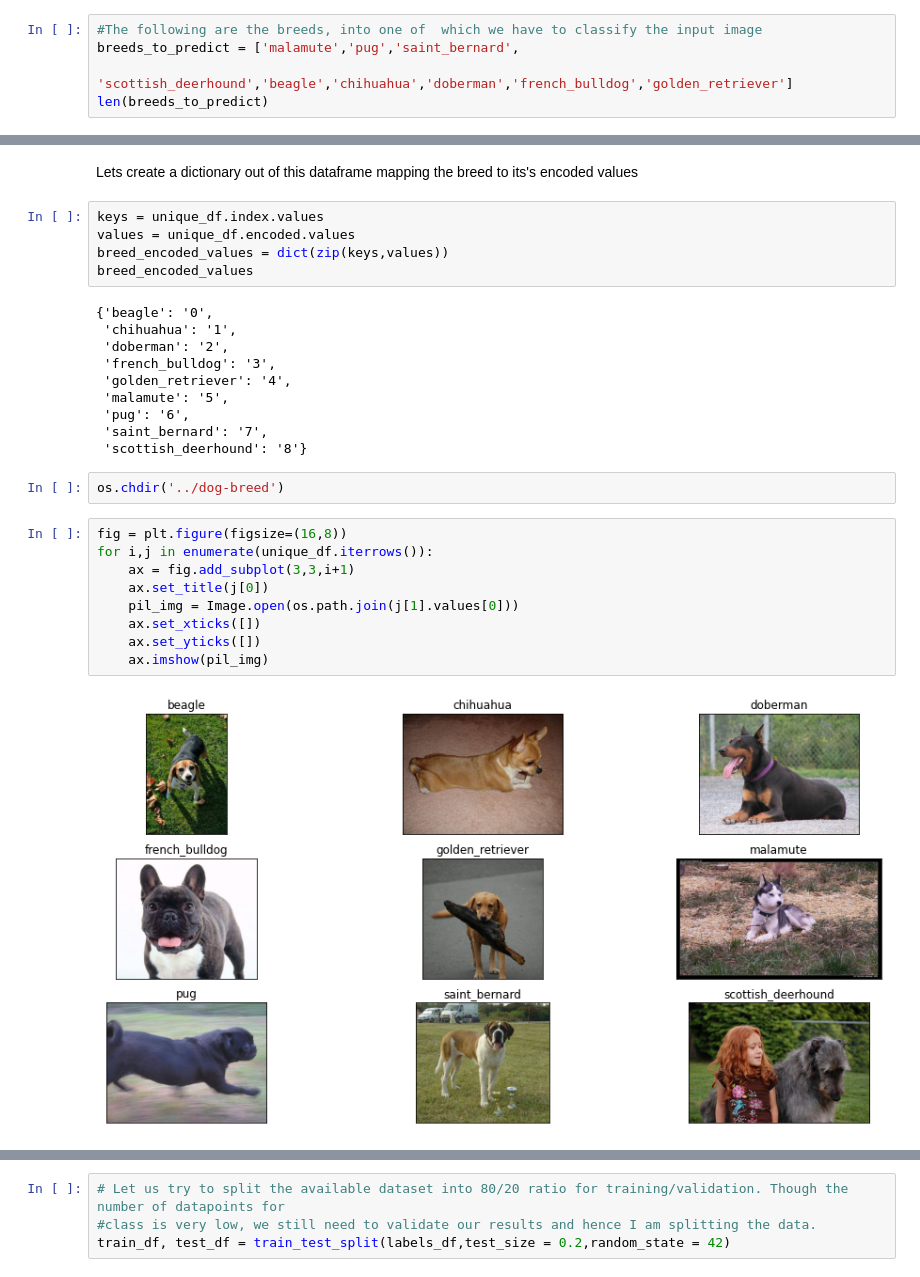
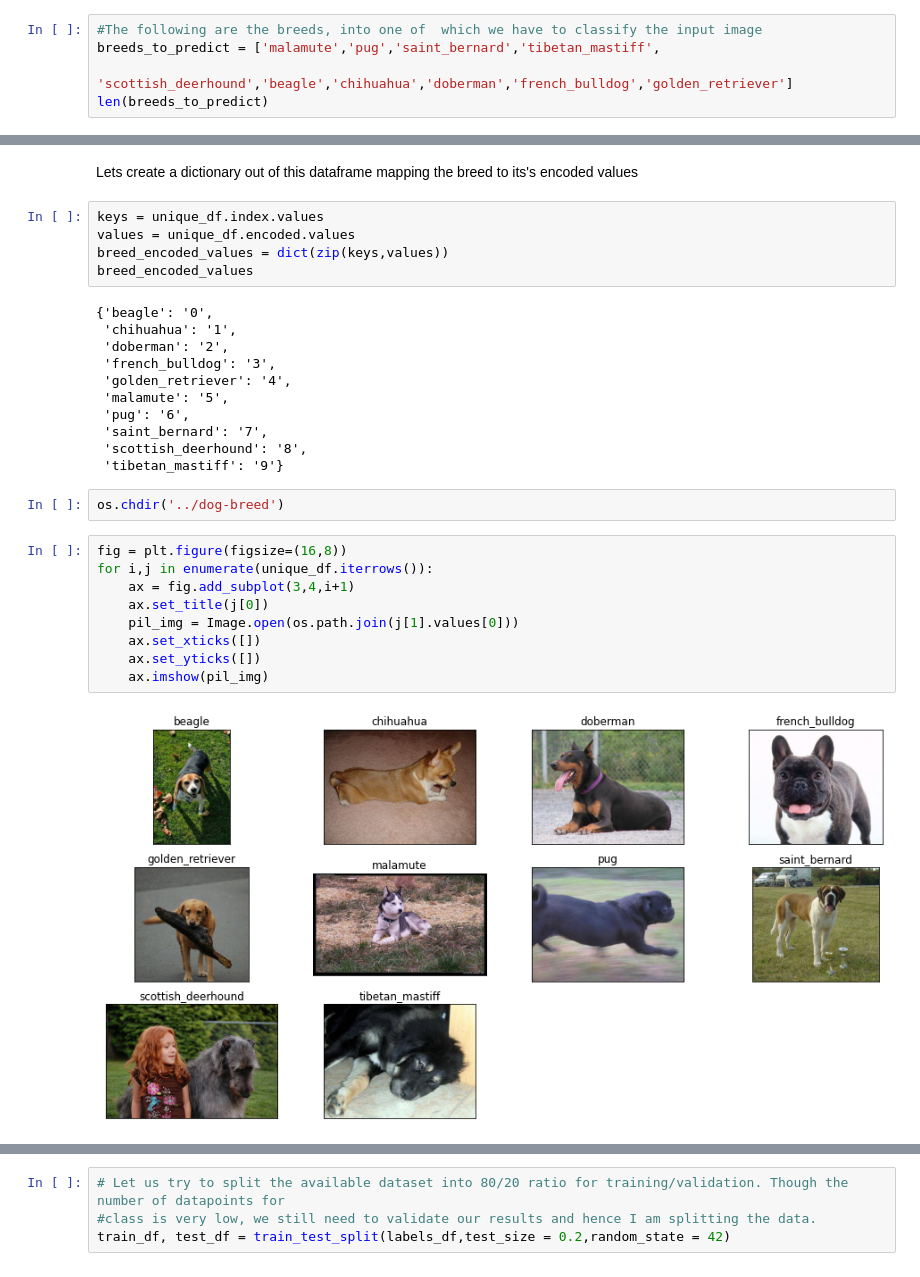
Before and after one commit to Rishi174/Dog-Breed-Classification, a Jupyter notebook: dog-breed-classification.ipynb, the cells around one changed output, grey strips where cells are left out. Cells and saved outputs as stored; diff of their text form.

```diff
--- a/dog-breed-classification.ipynb
+++ b/dog-breed-classification.ipynb
@@ -55,7 +55,7 @@ labels_df.head()
 | 4 | 0021f9ceb3235effd7fcde7f7538ed62 | golden_retriever |
 # %%
 #The following are the breeds, into one of  which we have to classify the input image
-breeds_to_predict = ['malamute','pug','saint_bernard',
+breeds_to_predict = ['malamute','pug','saint_bernard','tibetan_mastiff',
                      'scottish_deerhound','beagle','chihuahua','doberman','french_bulldog','golden_retriever']
 len(breeds_to_predict)
 # %% [output]
@@ -156,18 +159,19 @@ breed_encoded_values
  'malamute': '5',
  'pug': '6',
  'saint_bernard': '7',
- 'scottish_deerhound': '8'}
+ 'scottish_deerhound': '8',
+ 'tibetan_mastiff': '9'}
 # %%
 os.chdir('../dog-breed')
 # %%
 fig = plt.figure(figsize=(16,8))
 for i,j in enumerate(unique_df.iterrows()):
-    ax = fig.add_subplot(3,3,i+1)
+    ax = fig.add_subplot(3,4,i+1)
     ax.set_title(j[0])
     pil_img = Image.open(os.path.join(j[1].values[0]))
     ax.set_xticks([])
     ax.set_yticks([])
     ax.imshow(pil_img)
 # %% [output]
-[figure, old version]
+[figure, new version]
 # %% [markdown]
```
Also changed, not shown: parts of 21 cells of this notebook, 1 other file.
